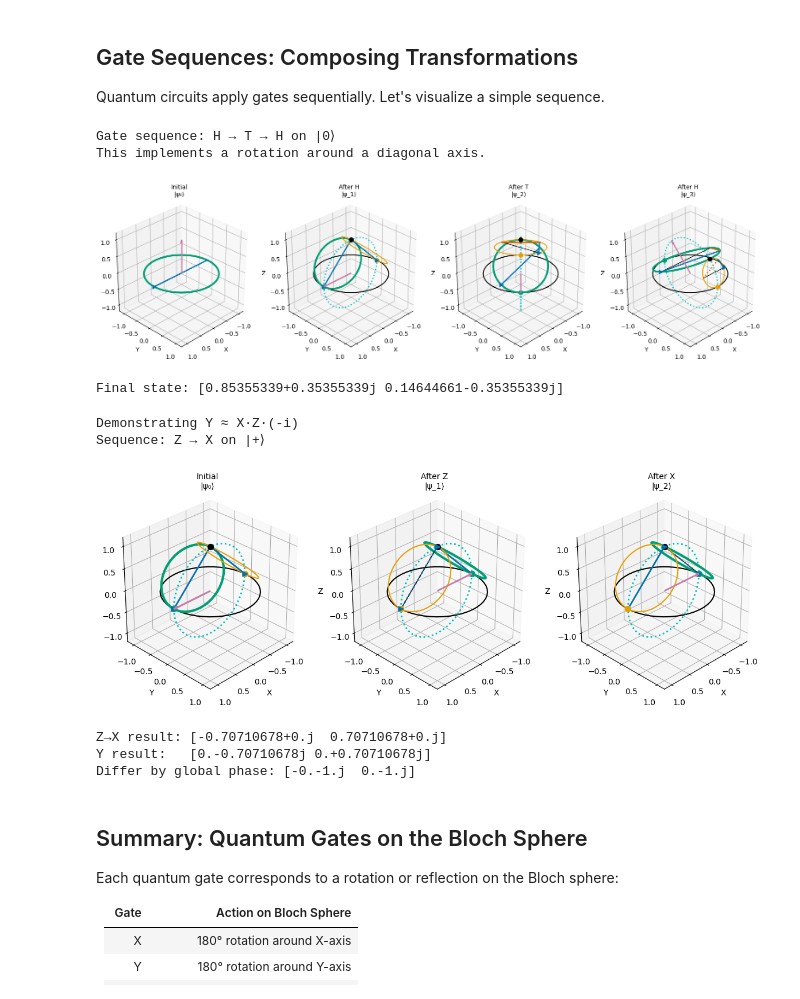
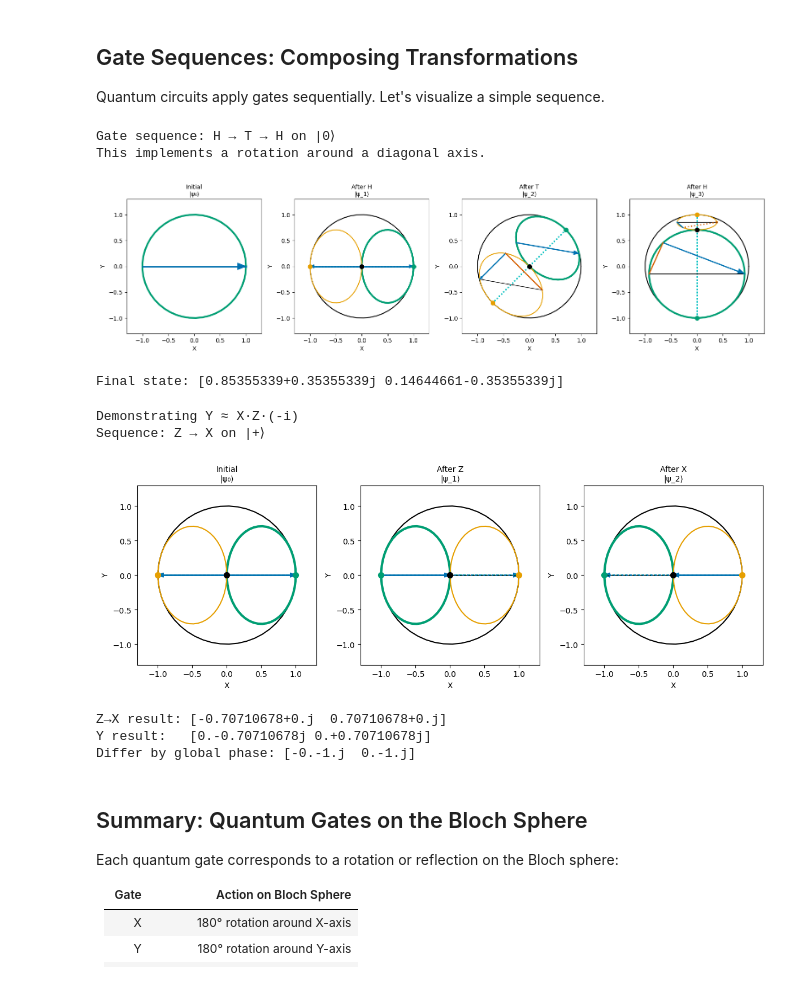
Before and after one commit to al-rigazzi/spinor_viz, a Jupyter notebook: notebooks/04_quantum_gates.ipynb, the cells around one changed output. Cells and saved outputs as stored; diff of their text form; code cells hidden in the pictures.

```diff
--- a/notebooks/04_quantum_gates.ipynb
+++ b/notebooks/04_quantum_gates.ipynb
@@ -216,30 +210,26 @@ Expected |+⟩: [0.7071, 0.7071]
 # Start with |+⟩ state and show effect of X, Y, Z
 plus_state = Spinor(np.array([1, 1], dtype=complex) / np.sqrt(2))
 
-fig = plt.figure(figsize=(16, 10))
+fig, axes = plt.subplots(2, 2, figsize=(12, 10))
 
 # Original state
-ax0 = fig.add_subplot(2, 2, 1, projection='3d')
-plot_spinor_3d(plus_state, ax=ax0)
-ax0.set_title('Initial: |+⟩', fontsize=12)
+plot_spinor_2d(plus_state, ax=axes[0, 0])
+axes[0, 0].set_title('Initial: |+⟩', fontsize=12)
 
 # X gate
-ax1 = fig.add_subplot(2, 2, 2, projection='3d')
 x_result = Spinor(pauli_x() @ plus_state.components)
-plot_spinor_3d(x_result, ax=ax1)
-ax1.set_title('After X: |+⟩ (unchanged!)', fontsize=12)
+plot_spinor_2d(x_result, ax=axes[0, 1])
+axes[0, 1].set_title('After X: |+⟩ (unchanged!)', fontsize=12)
 
 # Y gate
-ax2 = fig.add_subplot(2, 2, 3, projection='3d')
 y_result = Spinor(pauli_y() @ plus_state.components)
-plot_spinor_3d(y_result, ax=ax2)
-ax2.set_title('After Y: -i|-⟩', fontsize=12)
+plot_spinor_2d(y_result, ax=axes[1, 0])
+axes[1, 0].set_title('After Y: -i|-⟩', fontsize=12)
 
 # Z gate
-ax3 = fig.add_subplot(2, 2, 4, projection='3d')
 z_result = Spinor(pauli_z() @ plus_state.components)
-plot_spinor_3d(z_result, ax=ax3)
-ax3.set_title('After Z: |-⟩', fontsize=12)
+plot_spinor_2d(z_result, ax=axes[1, 1])
+axes[1, 1].set_title('After Z: |-⟩', fontsize=12)
 
 plt.tight_layout()
 plt.show()
@@ -526,7 +493,7 @@ Quantum circuits apply gates sequentially. Let's visualize a simple sequence.
 # %%
 def visualize_gate_sequence(initial_spinor, gates, gate_names):
     """
-    Visualize a sequence of gates applied to a spinor.
+    Visualize a sequence of gates applied to a spinor (2D top view).
 
     Parameters
     ----------
@@ -538,42 +505,40 @@ def visualize_gate_sequence(initial_spinor, gates, gate_names):
         Names of the gates
     """
     n_gates = len(gates)
-    fig = plt.figure(figsize=(4 * (n_gates + 1), 4))
+    fig, axes = plt.subplots(1, n_gates + 1, figsize=(4 * (n_gates + 1), 4))
 
     # Track the state
     current = initial_spinor.components.copy()
 
     # Plot initial state
-    ax = fig.add_subplot(1, n_gates + 1, 1, projection='3d')
-    plot_spinor_3d(Spinor(current), ax=ax)
-    ax.set_title('Initial\n|ψ₀⟩', fontsize=10)
+    plot_spinor_2d(Spinor(current), ax=axes[0])
+    axes[0].set_title('Initial\n|ψ₀⟩', fontsize=10)
 
     # Apply each gate
     for i, (gate, name) in enumerate(zip(gates, gate_names)):
         current = gate @ current
-        ax = fig.add_subplot(1, n_gates + 1, i + 2, projection='3d')
-        plot_spinor_3d(Spinor(current), ax=ax)
-        ax.set_title(f'After {name}\n|ψ_{i+1}⟩', fontsize=10)
+        plot_spinor_2d(Spinor(current), ax=axes[i + 1])
+        axes[i + 1].set_title(f'After {name}\n|ψ_{i+1}⟩', fontsize=10)
 
     plt.tight_layout()
     plt.show()
 
     return Spinor(current)
 
 # Example: H → T → H sequence (creates a rotation)
 print("Gate sequence: H → T → H on |0⟩")
 print("This implements a rotation around a diagonal axis.")
 
 spin_up = Spinor.from_angles(0, 0)
 gates = [hadamard(), t_gate(), hadamard()]
 gate_names = ['H', 'T', 'H']
 
 result = visualize_gate_sequence(spin_up, gates, gate_names)
 print(f"\nFinal state: {result.components}")
 # %% [output]
 Gate sequence: H → T → H on |0⟩
 This implements a rotation around a diagonal axis.
-[figure, old version]
+[figure, new version]
 Final state: [0.85355339+0.35355339j 0.14644661-0.35355339j]
 # %%
 # Another example: Create a Y rotation using X and Z gates
@@ -595,7 +560,7 @@ print(f"Differ by global phase: {result_xz.components / y_result.components}")
 # %% [output]
 Demonstrating Y ≈ X·Z·(-i)
 Sequence: Z → X on |+⟩
-[figure, old version]
+[figure, new version]
 Z→X result: [-0.70710678+0.j  0.70710678+0.j]
 Y result:   [0.-0.70710678j 0.+0.70710678j]
 Differ by global phase: [-0.-1.j  0.-1.j]
```
Also changed, not shown: parts of 6 cells of this notebook.
